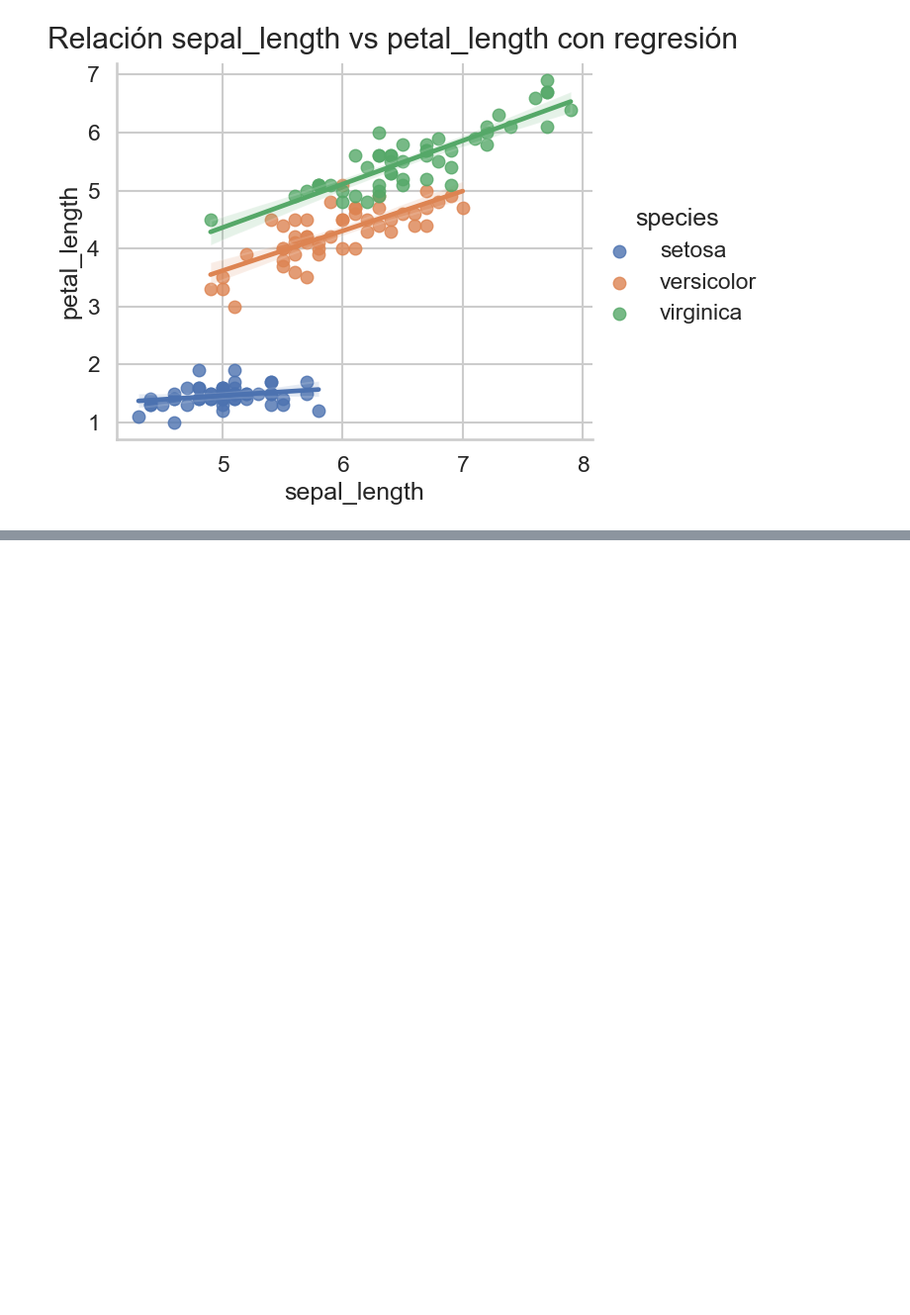
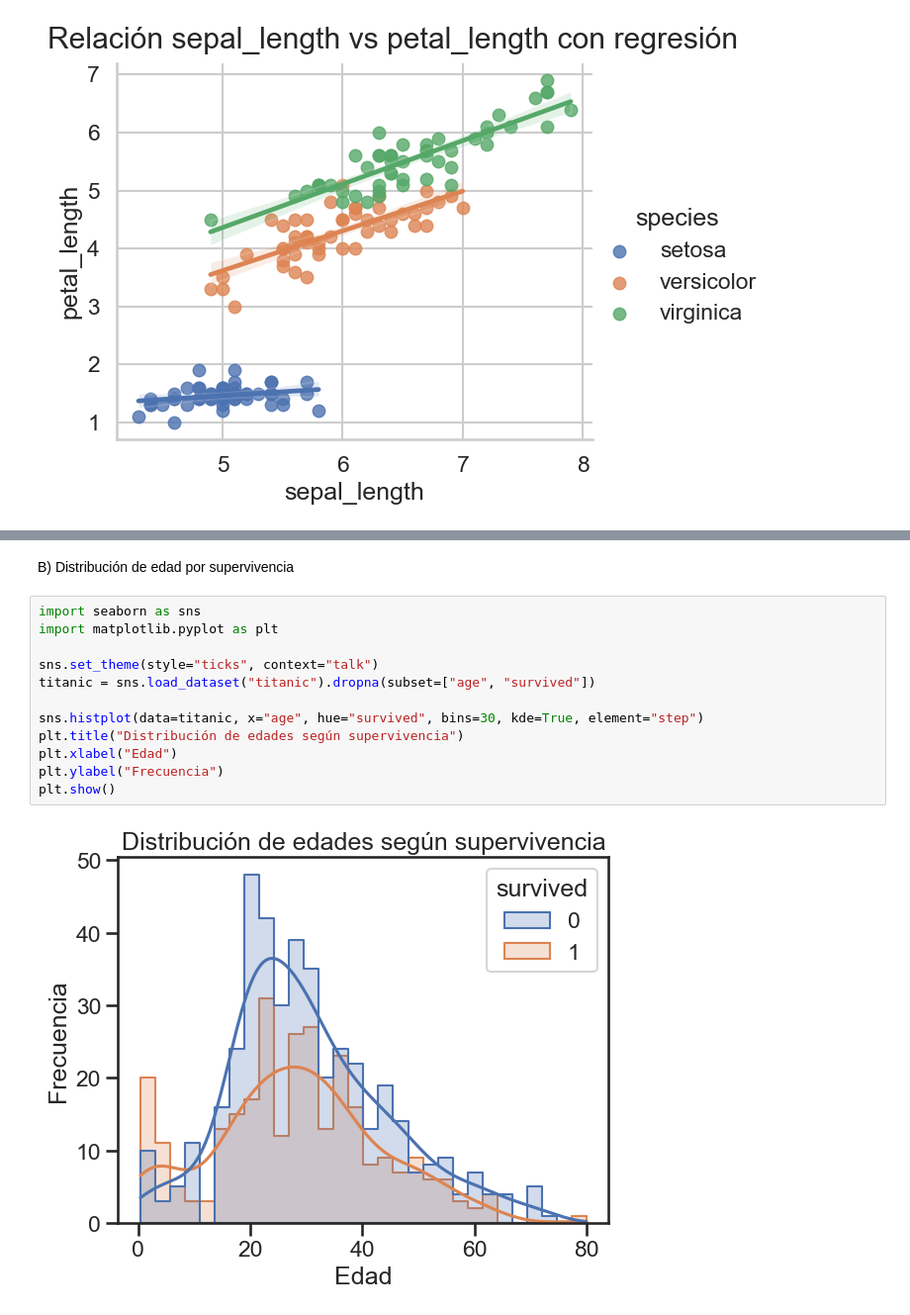
Before and after one commit to wilson-j-insaurralde/Seaborn, a Jupyter notebook: teoria/009_Visualización aplicada a datasets clásicos (Seaborn).ipynb, the cells around one changed output, grey strips where cells are left out. Shown at 99% size. Drawn from its saved outputs; the diff is of its cells as text; blank space fills up the shorter version.

```diff
--- a/teoria/009_Visualización aplicada a datasets clásicos (Seaborn).ipynb
+++ b/teoria/009_Visualización aplicada a datasets clásicos (Seaborn).ipynb
@@ -109,0 +128,16 @@ plt.show()
+# %% [markdown]
+B) Distribución de edad por supervivencia
+# %%
+import seaborn as sns
+import matplotlib.pyplot as plt
+
+sns.set_theme(style="ticks", context="talk")
+titanic = sns.load_dataset("titanic").dropna(subset=["age", "survived"])
+
+sns.histplot(data=titanic, x="age", hue="survived", bins=30, kde=True, element="step")
+plt.title("Distribución de edades según supervivencia")
+plt.xlabel("Edad")
+plt.ylabel("Frecuencia")
+plt.show()
+# %% [output]
+[figure, added]
```
Also changed, not shown: parts of 6 cells of this notebook.
